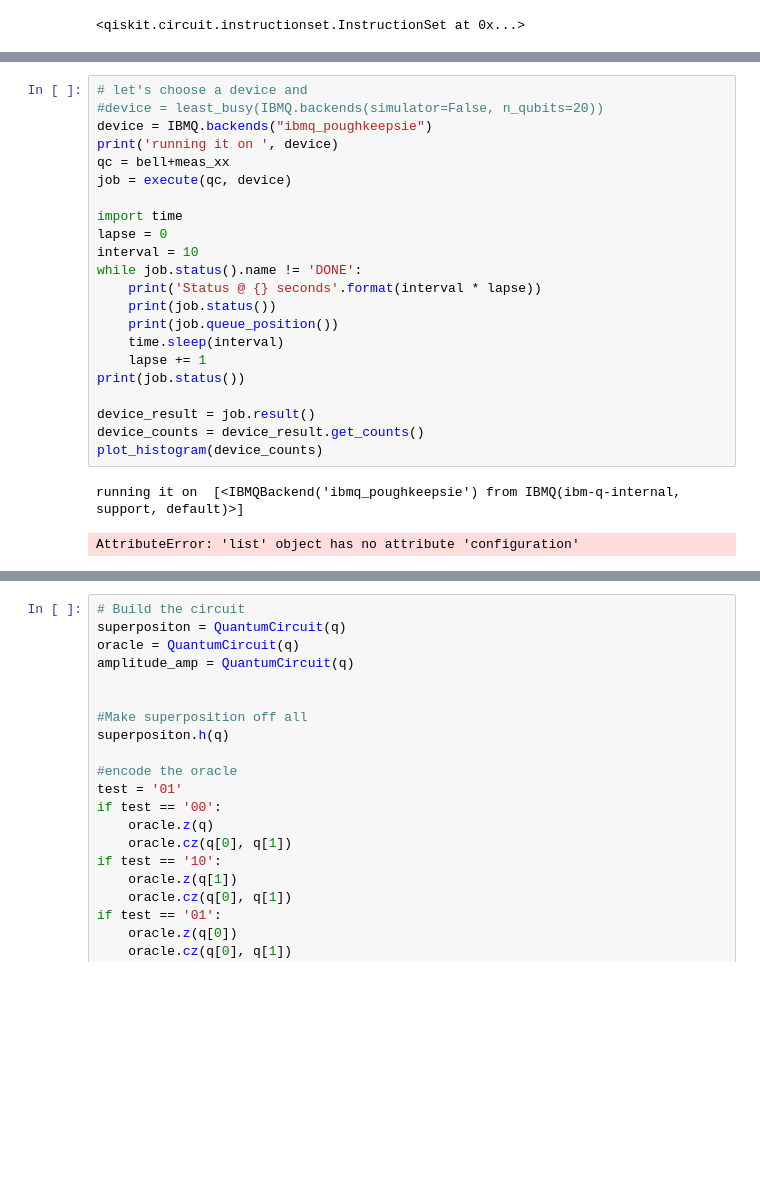
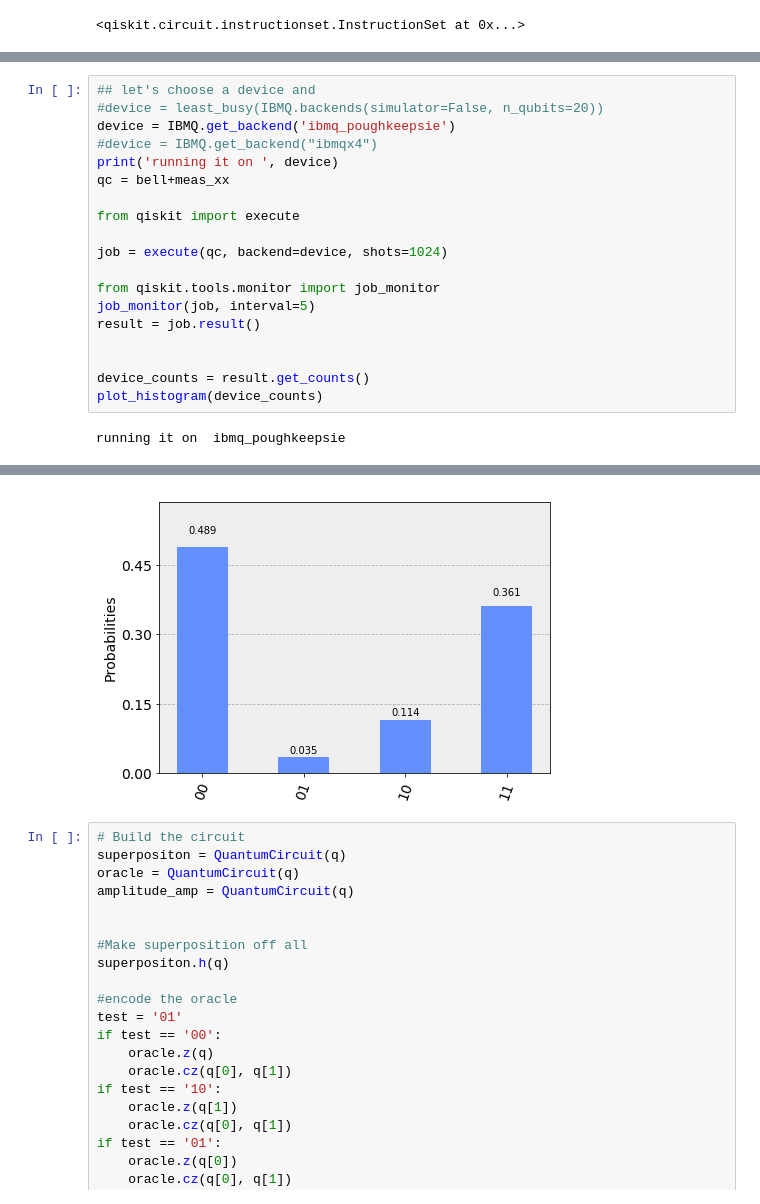
Before and after one commit to rraymondhp/qiskit-presentations, a Jupyter notebook: 2019-01-16/talk.ipynb, the cells around one changed output, grey strips where cells are left out. Saved outputs shown, nothing was run; the diff lists cells and outputs as text; blank space fills up the shorter version.

```diff
--- a/2019-01-16/talk.ipynb
+++ b/2019-01-16/talk.ipynb
@@ -212,25 +210,21 @@ circuit_drawer(qc)
 # %%
-# let's choose a device and
+## let's choose a device and
 #device = least_busy(IBMQ.backends(simulator=False, n_qubits=20))
-device = IBMQ.backends("ibmq_poughkeepsie")
+device = IBMQ.get_backend('ibmq_poughkeepsie')
+#device = IBMQ.get_backend("ibmqx4")
 print('running it on ', device)
 qc = bell+meas_xx
-job = execute(qc, device)
 
-import time
-lapse = 0
-interval = 10
-while job.status().name != 'DONE':
-    print('Status @ {} seconds'.format(interval * lapse))
-    print(job.status())
-    print(job.queue_position())
-    time.sleep(interval)
-    lapse += 1
-print(job.status())
+from qiskit import execute
 
-device_result = job.result()
-device_counts = device_result.get_counts()
+job = execute(qc, backend=device, shots=1024)
+
+from qiskit.tools.monitor import job_monitor
+job_monitor(job, interval=5)
+result = job.result()
+
+
+device_counts = result.get_counts()
 plot_histogram(device_counts)
 # %% [output]
-running it on  [<IBMQBackend('ibmq_poughkeepsie') from IBMQ(ibm-q-internal, support, default)>]
+running it on  ibmq_poughkeepsie
-AttributeError: 'list' object has no attribute 'configuration'
@@ -237,3 +232,4 @@ AttributeError: 'list' object has no attribute 'configuration'
+[figure, added]
 # %%
 # Build the circuit
 superpositon = QuantumCircuit(q)
```
Also changed, not shown: parts of 25 cells of this notebook, 1 other file.
